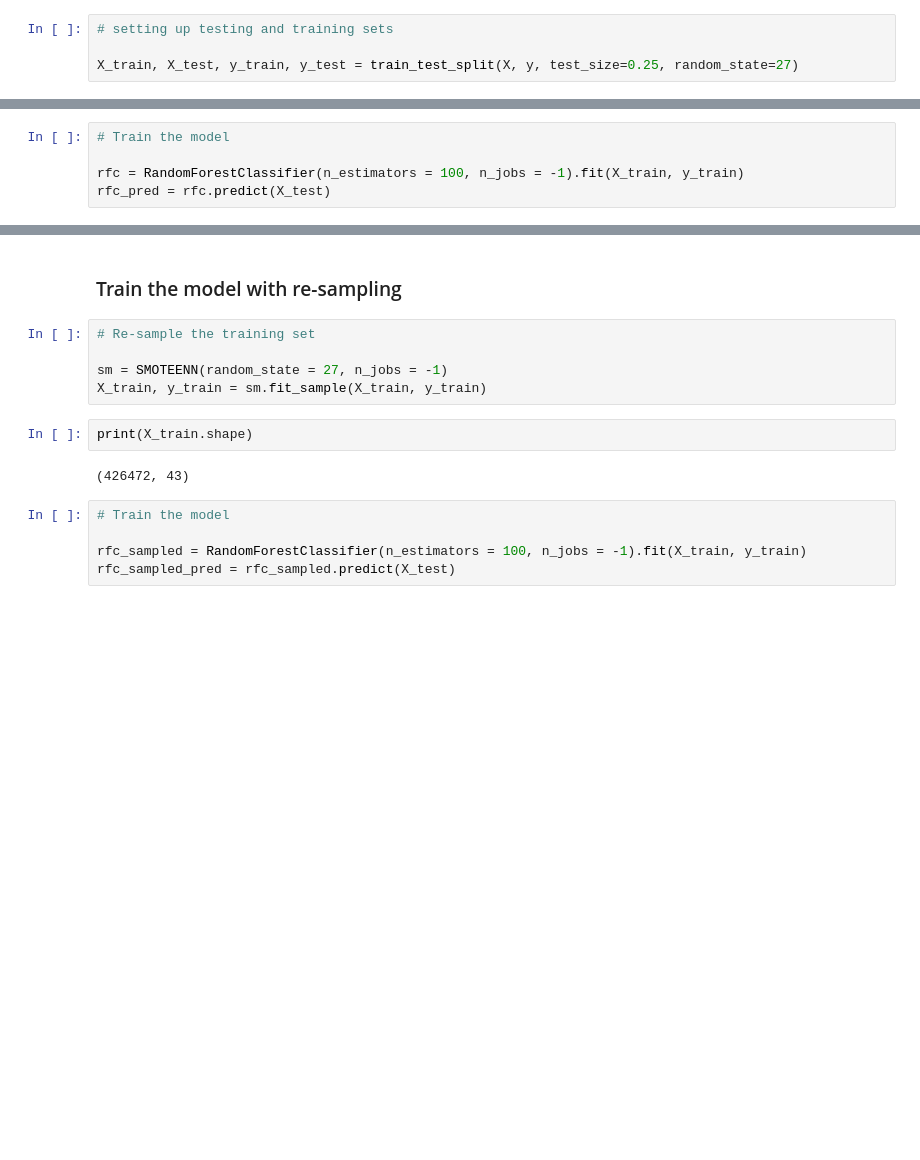
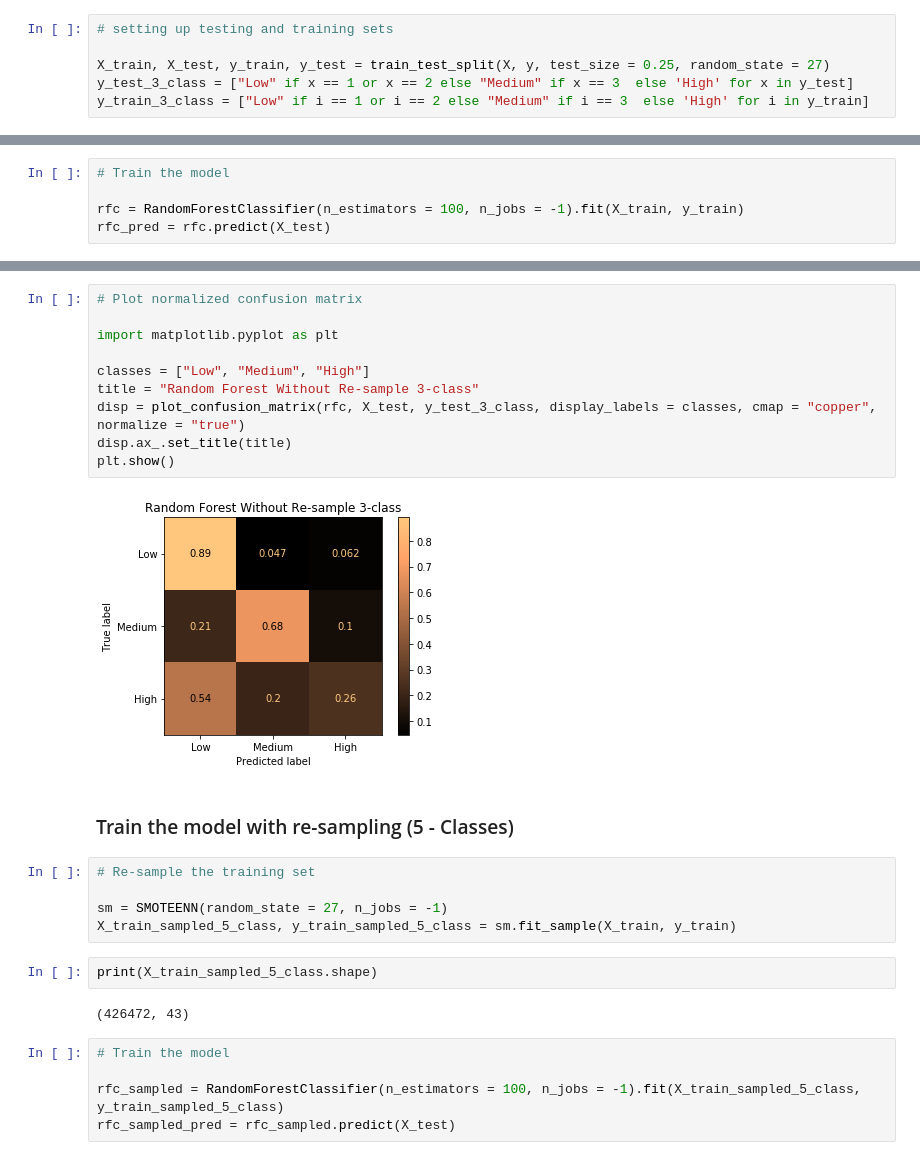
Before and after one commit to OnerInce/ml-earthquake, a Jupyter notebook: Random_Forest.ipynb, the cells around one changed output, grey strips where cells are left out. Drawn from its saved outputs; the diff is of its cells as text; blank space fills up the shorter version.

```diff
--- a/Random_Forest.ipynb
+++ b/Random_Forest.ipynb
@@ -22,5 +22,7 @@ X = df.drop('target', axis = 1)
 # %%
 # setting up testing and training sets
 
-X_train, X_test, y_train, y_test = train_test_split(X, y, test_size=0.25, random_state=27)
+X_train, X_test, y_train, y_test = train_test_split(X, y, test_size = 0.25, random_state = 27)
+y_test_3_class = ["Low" if x == 1 or x == 2 else "Medium" if x == 3  else 'High' for x in y_test]
+y_train_3_class = ["Low" if i == 1 or i == 2 else "Medium" if i == 3  else 'High' for i in y_train]
 # %% [markdown]
@@ -57,18 +78,30 @@ plt.show()
+# %%
+# Plot normalized confusion matrix
+
+import matplotlib.pyplot as plt
+
+classes = ["Low", "Medium", "High"]
+title = "Random Forest Without Re-sample 3-class"
+disp = plot_confusion_matrix(rfc, X_test, y_test_3_class, display_labels = classes, cmap = "copper", normalize = "true")
+disp.ax_.set_title(title)
+plt.show()
+# %% [output]
+[figure, added]
 # %% [markdown]
-### Train the model with re-sampling
+### Train the model with re-sampling (5 - Classes)
 # %%
 # Re-sample the training set
 
 sm = SMOTEENN(random_state = 27, n_jobs = -1)
-X_train, y_train = sm.fit_sample(X_train, y_train)
+X_train_sampled_5_class, y_train_sampled_5_class = sm.fit_sample(X_train, y_train)
 # %%
-print(X_train.shape)
+print(X_train_sampled_5_class.shape)
 # %% [output]
 (426472, 43)
 # %%
 # Train the model
 
-rfc_sampled = RandomForestClassifier(n_estimators = 100, n_jobs = -1).fit(X_train, y_train)
+rfc_sampled = RandomForestClassifier(n_estimators = 100, n_jobs = -1).fit(X_train_sampled_5_class, y_train_sampled_5_class)
 rfc_sampled_pred = rfc_sampled.predict(X_test)
 # %%
 # Performance results
```
Also changed, not shown: parts of 14 cells of this notebook.
